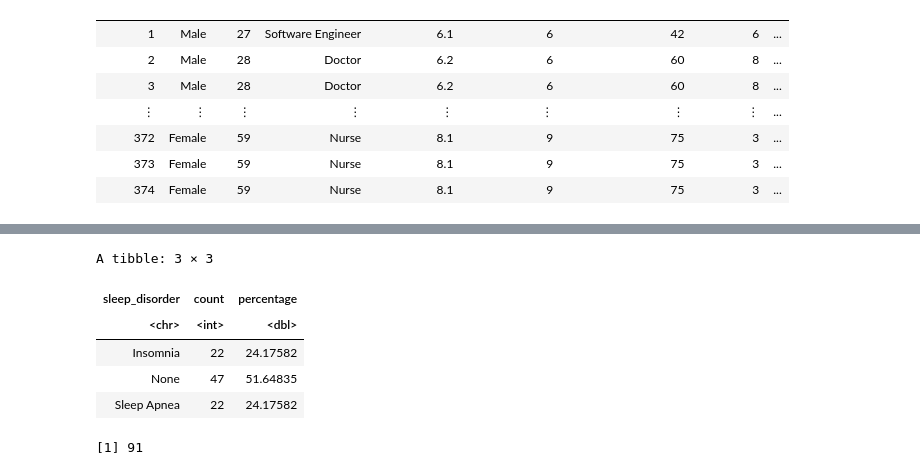
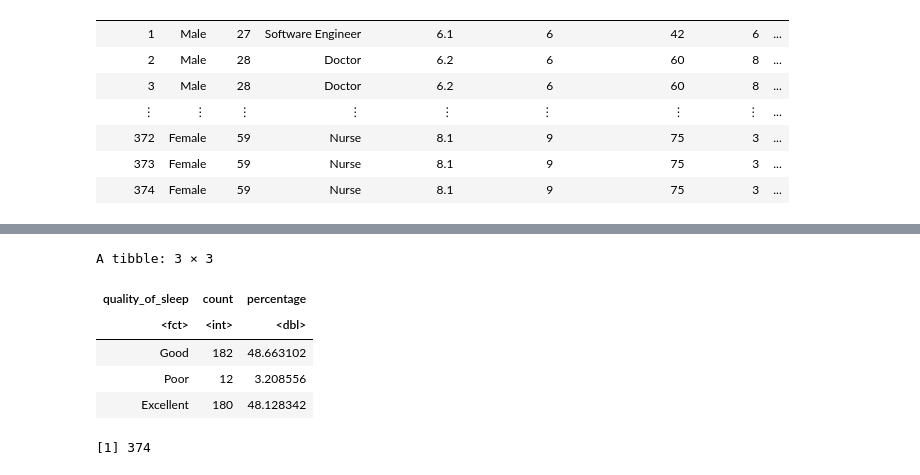
Before and after one commit to ptank1/dsci-100-2023w1-group-30, a Jupyter notebook: sleep_data_analysis.ipynb, the cells around one changed output, grey strips where cells are left out. Cells and saved outputs as stored; diff of their text form; code cells hidden in the pictures.

```diff
--- a/sleep_data_analysis.ipynb
+++ b/sleep_data_analysis.ipynb
@@ -113,0 +121,9 @@ A grouped_df: 91 × 4
+# %%
+sleep_data_tidy <- sleep_data_tidy |>
+
+  mutate(quality_of_sleep = as_factor(quality_of_sleep)) |>
+  mutate(quality_of_sleep = fct_recode(quality_of_sleep, "Poor" = "4", "Poor" = "5", "Good" = "6", "Good" = "7", "Excellent" = "8", "Excellent" = "9"))
+
+
+
+sleep_data_tidy
@@ -114,20 +155,20 @@ A grouped_df: 91 × 4
 # %%
 num_obs <- nrow(sleep_data_tidy)
 sleep_data_tidy|>
-  group_by(sleep_disorder) |>
+  group_by(quality_of_sleep) |>
   summarize(
     count = n(),
     percentage = n() / num_obs * 100)
 
 num_obs
 # %% [output]
 A tibble: 3 × 3
-| sleep_disorder | count | percentage |
-| <chr> | <int> | <dbl> |
-| Insomnia | 22 | 24.17582 |
-| None | 47 | 51.64835 |
-| Sleep Apnea | 22 | 24.17582 |
+| quality_of_sleep | count | percentage |
+| <fct> | <int> | <dbl> |
+| Good | 182 | 48.663102 |
+| Poor | 12 | 3.208556 |
+| Excellent | 180 | 48.128342 |
-[1] 91
+[1] 374
 # %%
 sleep_duration_plot <- sleep_data_tidy |>
   ggplot(aes(x = average_quality_of_sleep, y = sleep_duration, color = sleep_disorder)) +
```
Also changed, not shown: parts of 9 cells of this notebook.
